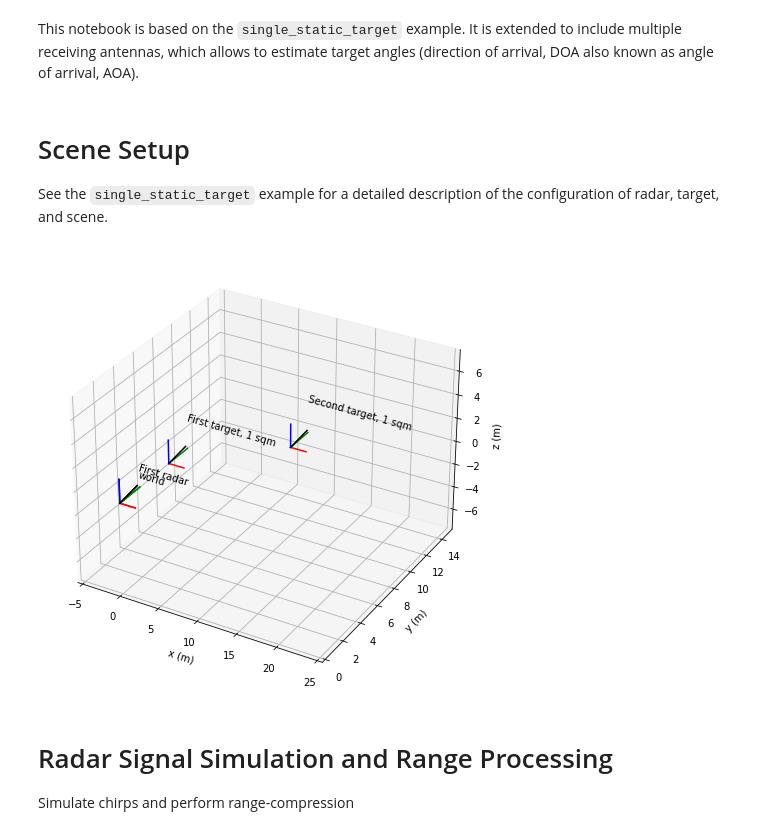
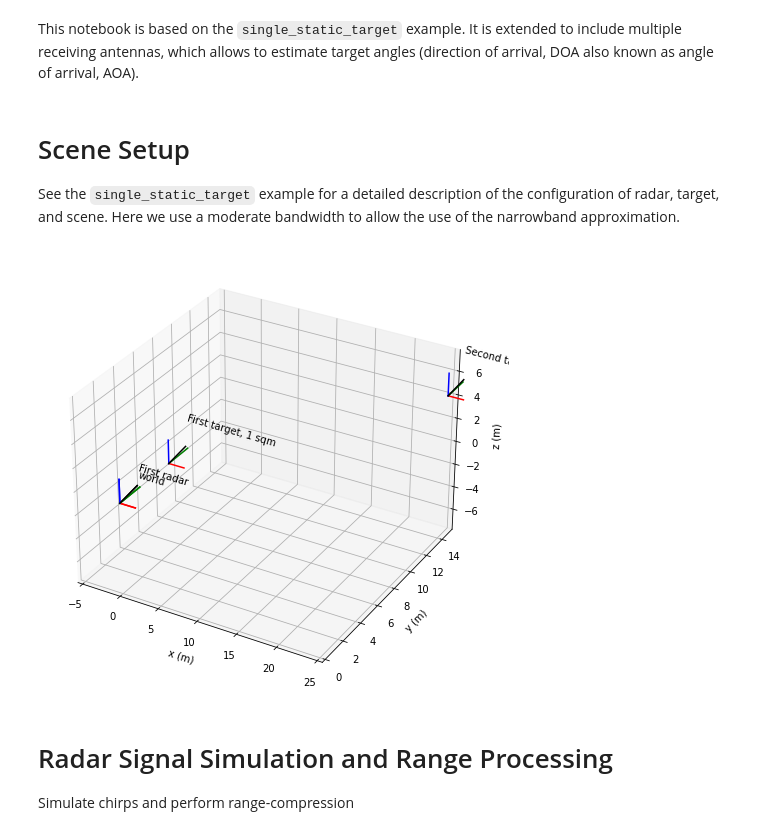
Before and after one commit to rf-eng/scikit-radar, a Jupyter notebook: docs/examples/single_static_target_DOA_ULA.ipynb, the cells around one changed output. Cells and saved outputs as stored; diff of their text form; code cells hidden in the pictures.

````diff
--- a/docs/examples/single_static_target_DOA_ULA.ipynb
+++ b/docs/examples/single_static_target_DOA_ULA.ipynb
@@ -7,44 +7,45 @@ from scipy.constants import speed_of_light as c0
 import skradar
 # %% [markdown]
 # Scene Setup
-See the ```single_static_target``` example for a detailed description of the configuration of radar, target, and scene.
+See the ```single_static_target``` example for a detailed description of the configuration of radar, target, and scene. Here we use a moderate bandwidth to allow the use of the narrowband approximation.
 # %%
-B = 1e9
+B = 250e6
 fc = 76.5e9
-N_f = 512  # number of fast-time samples
+N_f = 128  # number of fast-time samples
 fs_f = 1e6  # fast-time sampling rate
 Ts_s = (N_f-1)/fs_f  # slow-time sampling interval
 N_s = 1  # number of slow-time samples
 
 lambd = c0/fc
 
 tx_pos = np.array([[0], [0], [0]])
-rx_pos = np.zeros((3, 4))
-rx_pos[0, :] = np.arange(4)*lambd/2  # half-wavelength receive array along x
+N_rx = 8
+rx_pos = np.zeros((3, N_rx))
+rx_pos[0, :] = np.arange(N_rx)*lambd/2  # half-wavelength receive array along x
 
 radar_pos = np.array([[0], [0], [0]])
 radar = skradar.FMCWRadar(B=B, fc=fc, N_f=N_f, T_f=1/fs_f, T_s=Ts_s,
                           N_s=N_s, tx_pos=tx_pos, rx_pos=rx_pos,
                           pos=radar_pos, name='First radar')
 
 target_lst = list()
 target_lst.append(skradar.Target(rcs=1, pos=np.array([[0], [5], [0]]), name='First target, 1 sqm'))
-target_lst.append(skradar.Target(rcs=1, pos=np.array([[10], [10], [0]]), name='Second target, 1 sqm'))
+target_lst.append(skradar.Target(rcs=1, pos=np.array([[20], [20], [0]]), name='Second target, 1 sqm'))
 
 scene = skradar.Scene([radar], target_lst)
 
 fig = plt.figure(1, figsize=(12, 8))
 plt.clf()
 ax = fig.add_subplot(111, projection='3d')
 ax.set_xlim((-5, 25))
 ax.set_ylim((0, 15))
 ax.set_zlim((-7.5, 7.5))
 scene.visualize('world', ax, coord_len=2)
 ax.set_xlabel('x (m)')
 ax.set_ylabel('y (m)')
 ax.set_zlabel('z (m)');
 # %% [output]
-[figure, old version]
+[figure, new version]
 # %% [markdown]
 # Radar Signal Simulation and Range Processing
 Simulate chirps and perform range-compression
````
Also changed, not shown: parts of 7 cells of this notebook.
